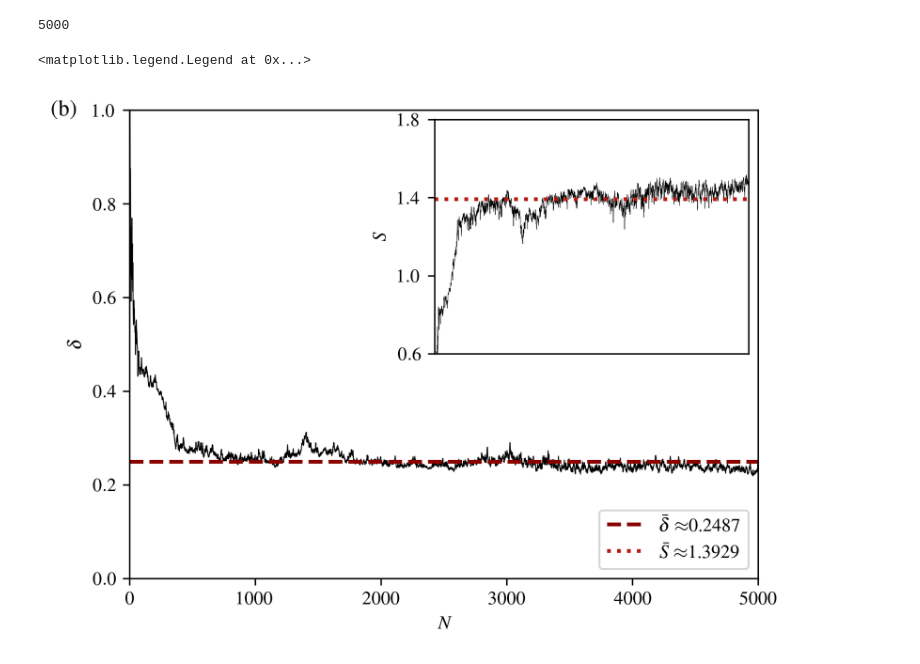
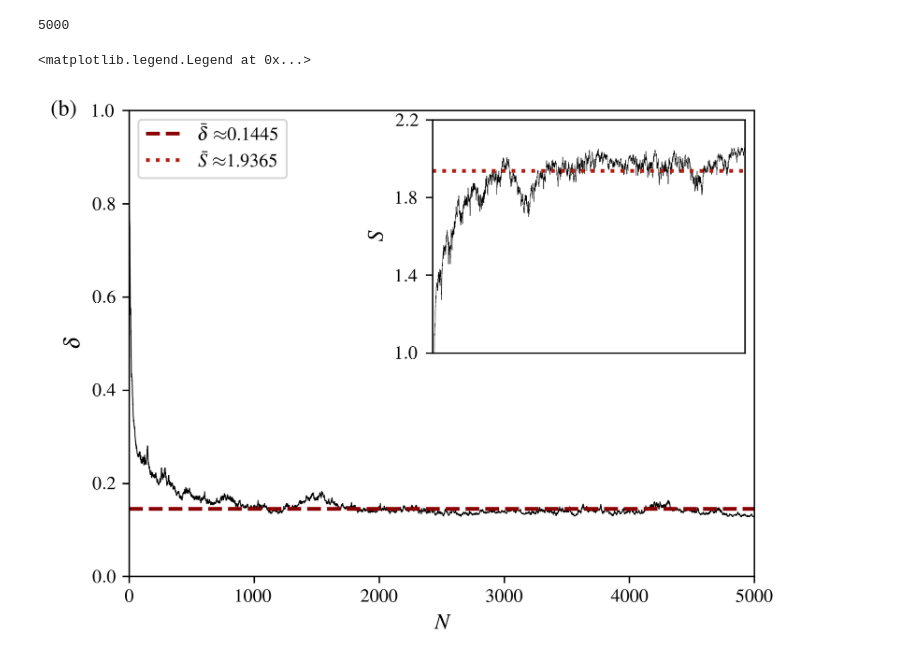
Before and after one commit to Emiliano6754/Correlation-Quantum-Walks, a Jupyter notebook: qsumsplots.ipynb, the cells around one changed output. Saved outputs shown, nothing was run; the diff lists cells and outputs as text; code cells hidden in the pictures.

```diff
--- a/qsumsplots.ipynb
+++ b/qsumsplots.ipynb
@@ -133,42 +129,42 @@ filename = "qsums_dim" + str(D) + "_q" + str(n_qubits) + ".txt"
 Qsums = np.genfromtxt(cwd+"/data/sums/"+interaction_pattern+filename, usecols = 0, delimiter=",", dtype = float)
 T = Qsums.size
 print(T)
 
 normQsums = ((3/4)**n_qubits) * Qsums
 entropy = - np.log(Qsums)
 normentropy = - np.log(normQsums)
 t = np.arange(0,T)
-avg = np.average(normQsums[500:])
-avgS = np.average(normentropy[500:])
-variance = np.var(normQsums[500:])
-entropy_variance = np.var(normentropy[500:])
+avg = np.average(normQsums[start_skip:])
+avgS = np.average(normentropy[start_skip:])
+variance = np.var(normQsums[start_skip:])
+entropy_variance = np.var(normentropy[start_skip:])
 
 fig = plt.figure(figsize=(6,4.5),dpi=300)
 fig.clear()
 fig.text(0.045,0.88, '(b)', horizontalalignment='center', verticalalignment='center', fontsize=12)
 ax = fig.subplots()
 ax.plot(t, normQsums,'k-', lw=0.5)
 ax.set_xlim(0,T)
-ax.set_xlabel(r'$N$')
+ax.set_xlabel(r'$N$',fontsize=12)
 ax.set_ylim(0,max(normQsums))
 # ax.set_ylim(0,7)
-ax.set_ylabel(r'$\delta$')
+ax.set_ylabel(r'$\delta$',fontsize=12)
 ax.plot((0,T),(avg,avg),'--', label = r'$\bar{\delta} \approx $' + str(avg)[:6],lw=2,color="darkred")
 ax.plot((0,T),(1000,1000),':', label = r'$\bar{S} \approx $' + str(avgS)[:6],lw=2,color="#b51b10")
 inset = inset_axes(ax,width="50%",height="50%",loc="upper right")
 inset.plot(t, normentropy, 'k-', lw=0.2)
 inset.plot((0,T),(avgS,avgS),':', label = r'$\bar{\delta} \approx $' + str(avg)[:6],lw=2,color="#b51b10")
 inset.set_xlim(0,T)
-inset.set_ylabel(r'$S$')
+inset.set_ylabel(r'$S$',fontsize=12)
 inset.tick_params(labelleft = True,labelbottom = False, labelright = False)
 inset.tick_params(axis='x',width=0)
-inset.set_ylim(0.6,1.8)
-inset.yaxis.set_ticks(np.arange(0.6,1.8,0.4))
+inset.set_ylim(1.0,2.2)
+inset.yaxis.set_ticks(np.arange(1.0,2.2,0.4))
 inset.yaxis.set_label_position("left")
 inset.yaxis.set_ticks_position("left")
-ax.legend(loc='lower right')
+ax.legend(loc='upper left')
 # %% [output]
 5000
 <matplotlib.legend.Legend at 0x...>
-[figure, old version]
+[figure, new version]
 # %%
```
Also changed, not shown: parts of 8 cells of this notebook, 24 other files.
